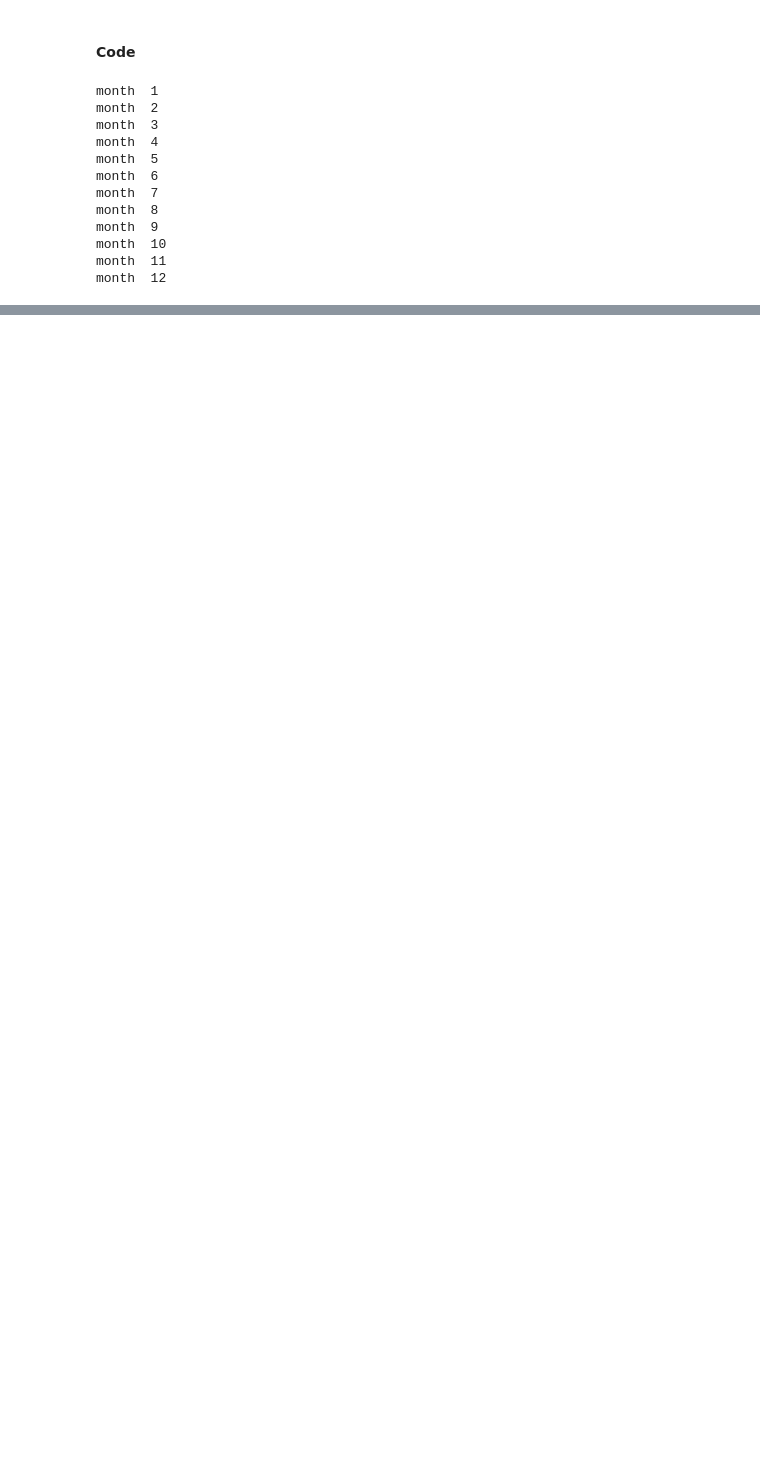
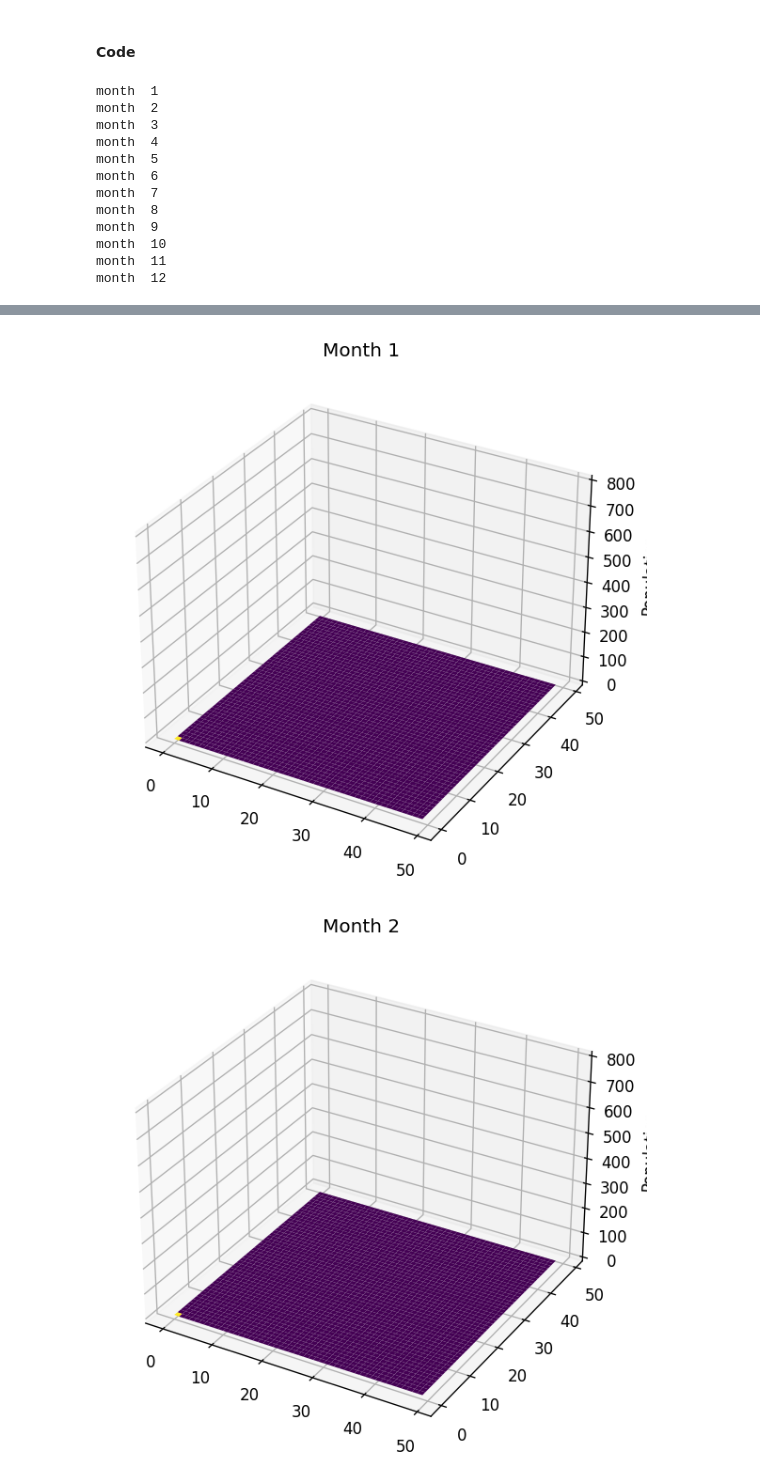
Before and after one commit to billxby/HiMCM-dandelion-spread-model, a Jupyter notebook: main.ipynb, the cells around one changed output, grey strips where cells are left out. Cells and saved outputs as stored; diff of their text form; code cells hidden in the pictures; blank space fills up the shorter version.

```diff
--- a/main.ipynb
+++ b/main.ipynb
@@ -137,13 +209,12 @@ def update_moisture(moisture, land):
         for j in range(len(land)):
             moisture[i][j] = max(moisture[i][j] - (dandelion_prop(i,j,land) * 0.9), 0.0)
             moisture[i][j] = min(moisture[i][j], 1.0) # bring back moisture to 0 - 1 range once adjusted
-# %%
-def update_sunlight(sunlight, month):
-
-    if month > 10 or month < 4:
-        sunlight = np.full((length, length), sunlight_level_winter)
-    else:
-        sunlight = np.full((length, length), sunlight_level)
+# %%
+def update_sunlight(sunlight, month):
+
+    for i in range(len(sunlight)):
+        for j in range(len(sunlight)):
+            sunlight[i][j] = sunlight_level[month-1]
 # %% [markdown]
 #### Variables
 # %%
@@ -154,10 +225,10 @@ land[0][0] = 1 #initial dandelion
 # Defining wind as a NE direction for matrix
 wind = np.zeros((length+1, length+1))
 wind[0][0] = 0.001
-set_wind(60, wind)
+set_wind(angle, wind)
 # Set length = length+1 to make it easier to calculate in the future
 
 
 moisture = np.full((length, length), moisture_level)
-sunlight = np.full((length, length), sunlight_level)
+sunlight = np.zeros((length, length))
 # %% [output]
@@ -237,6 +327,3 @@ month  9
 month  10
 month  11
 month  12
-# %%
-for i in range(len(months)):
-    show(months[i][0], months[i][1], months[i][2], months[i][3], "Month "+str(i+1))
@@ -255,0 +330,22 @@ for i in range(len(months)):
+# %%
+wanted = [1,2,3,6,12]
+
+for i in range(len(months)):
+    if ((i+1) in wanted):
+        # show(months[i][0], months[i][1], months[i][2], months[i][3], "Month "+str(i+1))
+
+        x = np.arange(0, length, 1)
+        y = np.arange(0, length, 1)
+        x,y  = np.meshgrid(x, y)
+
+        fig = plt.figure()
+        ax = fig.add_subplot(111, projection='3d')
+        plt.tight_layout()
+        # ax.invert_xaxis()
+        ax.plot_surface(x,y,months[i][0], cmap='viridis')
+        ax.set_title("Month "+str(i+1))
+        ax.set_zlabel("Population")
+        ax.set_zlim(0, 800)
+# %% [output]
+[figure, added]
+[figure, added]
```
Also changed, not shown: parts of 9 cells of this notebook.
